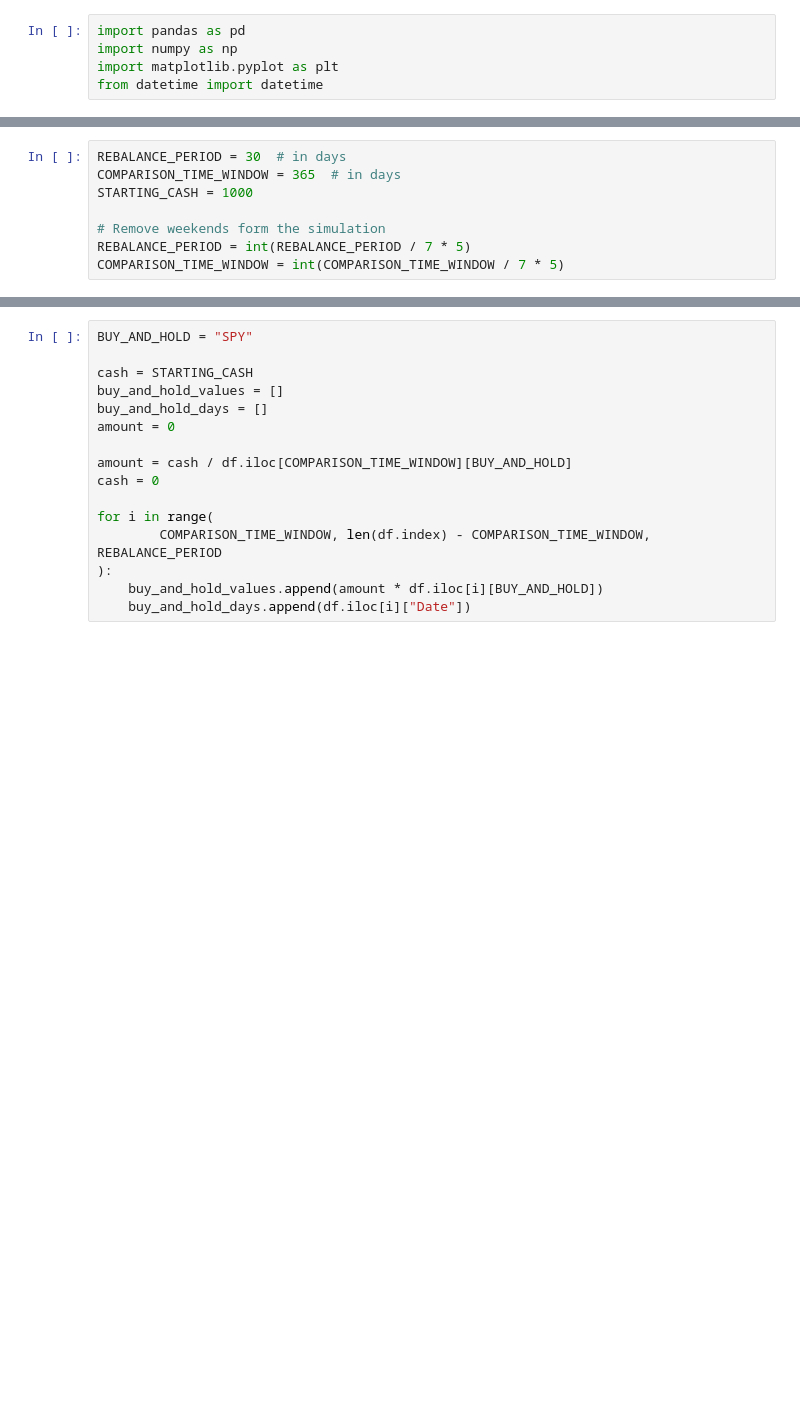
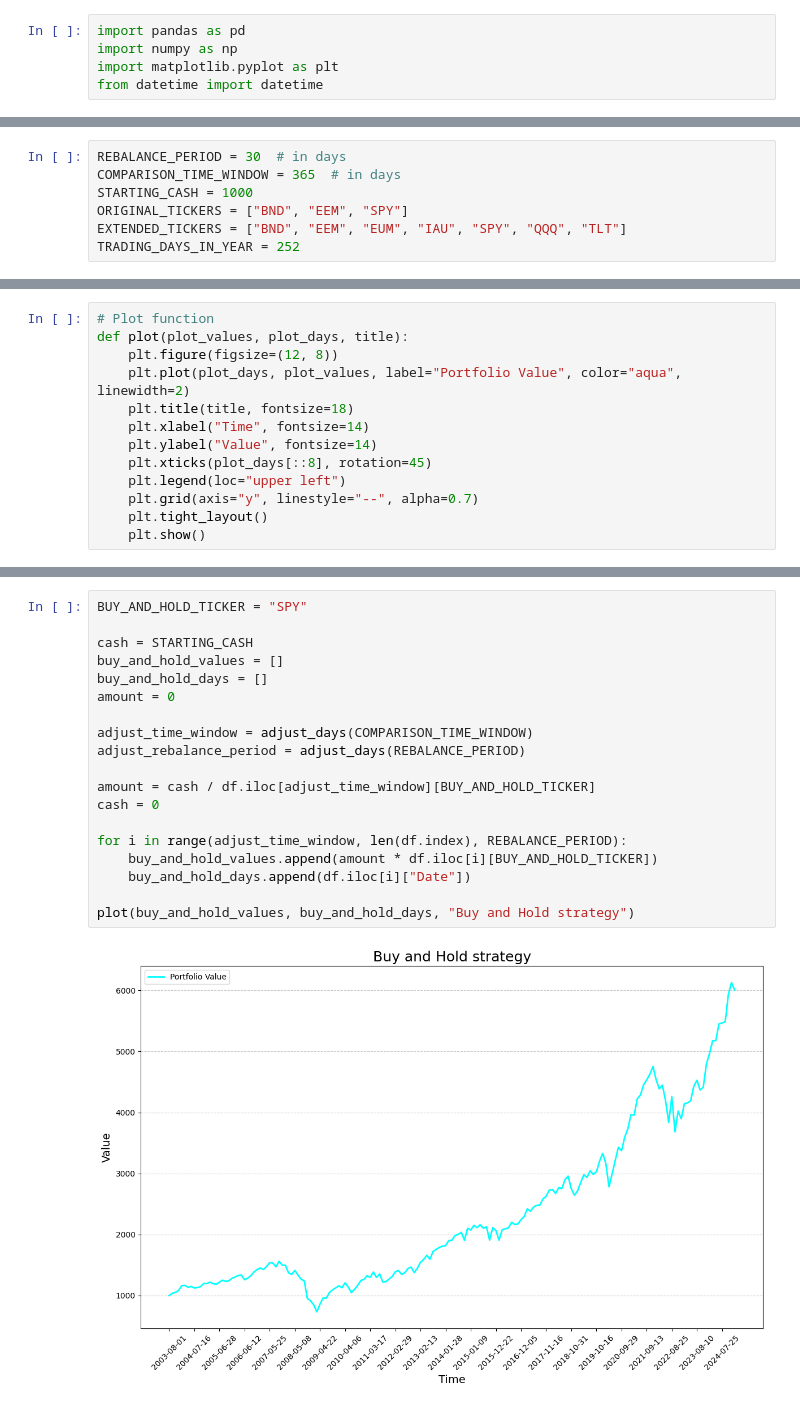
Before and after one commit to Azalurg/stock-market-research, a Jupyter notebook: gem.ipynb, the cells around one changed output, grey strips where cells are left out. Drawn from its saved outputs; the diff is of its cells as text; blank space fills up the shorter version.

```diff
--- a/gem.ipynb
+++ b/gem.ipynb
@@ -19,7 +69,6 @@ print(df.head())
 REBALANCE_PERIOD = 30  # in days
 COMPARISON_TIME_WINDOW = 365  # in days
 STARTING_CASH = 1000
-
-# Remove weekends form the simulation
-REBALANCE_PERIOD = int(REBALANCE_PERIOD / 7 * 5)
-COMPARISON_TIME_WINDOW = int(COMPARISON_TIME_WINDOW / 7 * 5)
+ORIGINAL_TICKERS = ["BND", "EEM", "SPY"]
+EXTENDED_TICKERS = ["BND", "EEM", "EUM", "IAU", "SPY", "QQQ", "TLT"]
+TRADING_DAYS_IN_YEAR = 252
@@ -26 +79,14 @@ COMPARISON_TIME_WINDOW = int(COMPARISON_TIME_WINDOW / 7 * 5)
+# %%
+# Plot function
+def plot(plot_values, plot_days, title):
+    plt.figure(figsize=(12, 8))
+    plt.plot(plot_days, plot_values, label="Portfolio Value", color="aqua", linewidth=2)
+    plt.title(title, fontsize=18)
+    plt.xlabel("Time", fontsize=14)
+    plt.ylabel("Value", fontsize=14)
+    plt.xticks(plot_days[::8], rotation=45)
+    plt.legend(loc="upper left")
+    plt.grid(axis="y", linestyle="--", alpha=0.7)
+    plt.tight_layout()
+    plt.show()
 # %% [markdown]
@@ -28,16 +100,21 @@ COMPARISON_TIME_WINDOW = int(COMPARISON_TIME_WINDOW / 7 * 5)
 # %%
-BUY_AND_HOLD = "SPY"
+BUY_AND_HOLD_TICKER = "SPY"
 
 cash = STARTING_CASH
 buy_and_hold_values = []
 buy_and_hold_days = []
 amount = 0
 
-amount = cash / df.iloc[COMPARISON_TIME_WINDOW][BUY_AND_HOLD]
+adjust_time_window = adjust_days(COMPARISON_TIME_WINDOW)
+adjust_rebalance_period = adjust_days(REBALANCE_PERIOD)
+
+amount = cash / df.iloc[adjust_time_window][BUY_AND_HOLD_TICKER]
 cash = 0
 
-for i in range(
-        COMPARISON_TIME_WINDOW, len(df.index) - COMPARISON_TIME_WINDOW, REBALANCE_PERIOD
-):
-    buy_and_hold_values.append(amount * df.iloc[i][BUY_AND_HOLD])
+for i in range(adjust_time_window, len(df.index), REBALANCE_PERIOD):
+    buy_and_hold_values.append(amount * df.iloc[i][BUY_AND_HOLD_TICKER])
     buy_and_hold_days.append(df.iloc[i]["Date"])
+
+plot(buy_and_hold_values, buy_and_hold_days, "Buy and Hold strategy")
+# %% [output]
+[figure, added]
```
Also changed, not shown: parts of 32 cells of this notebook.
